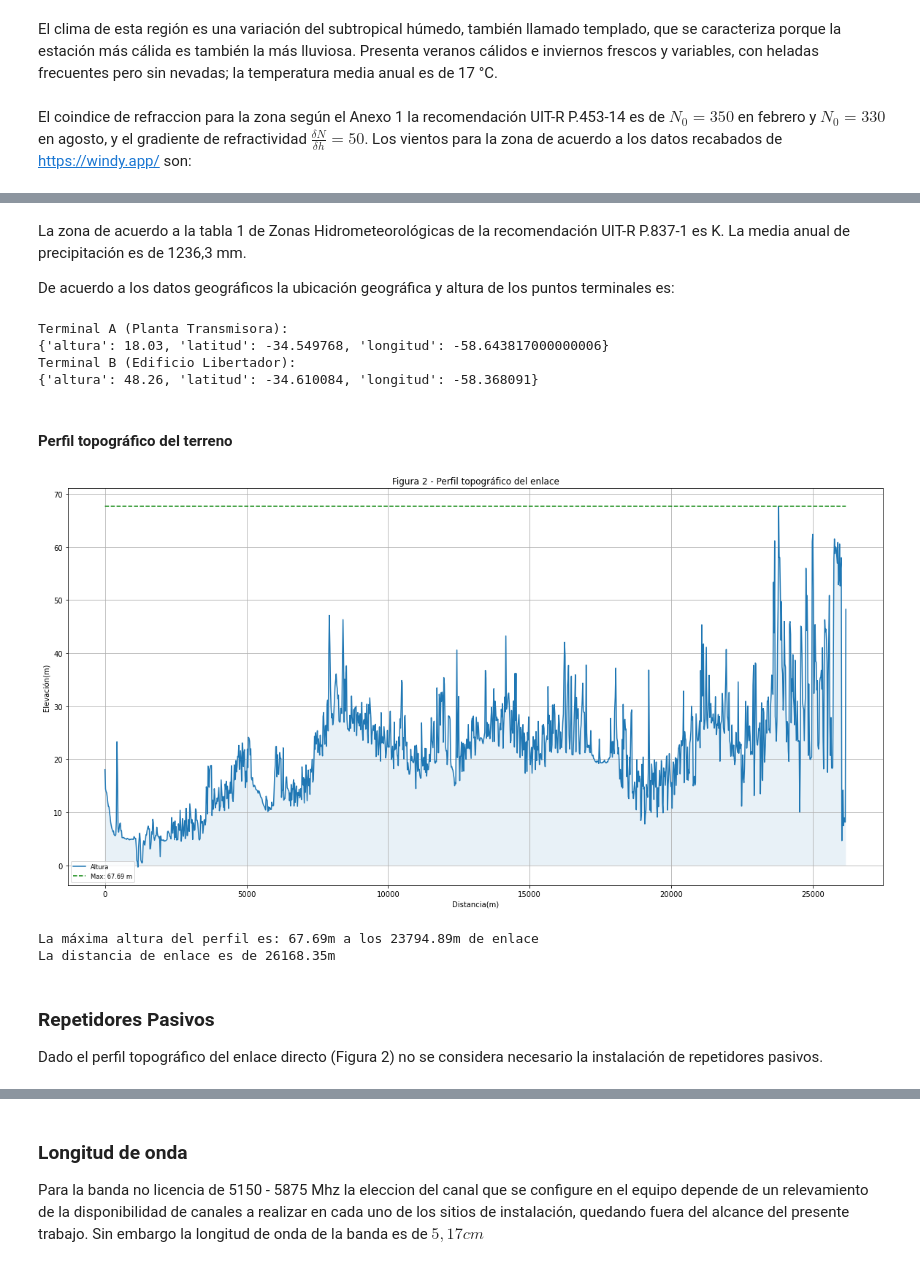
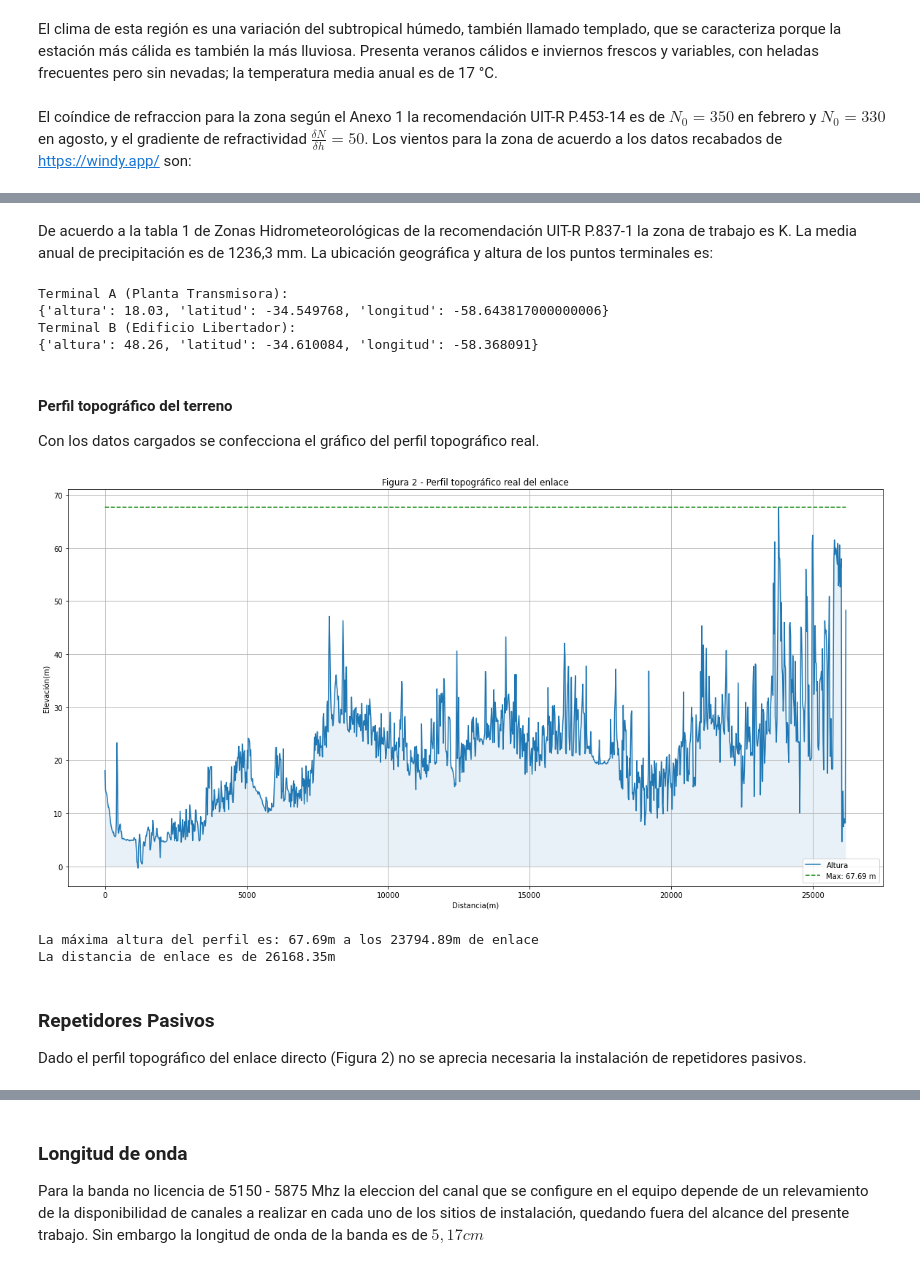
Before and after one commit to carlosmgc2003/calculo_enlace, a Jupyter notebook: tp_calculo_enlace.ipynb, the cells around one changed output, grey strips where cells are left out. Saved outputs shown, nothing was run; the diff lists cells and outputs as text; code cells hidden in the pictures.

```diff
--- a/tp_calculo_enlace.ipynb
+++ b/tp_calculo_enlace.ipynb
@@ -45,14 +46,13 @@ El clima de esta región es una variación del subtropical húmedo, también lla
 estación más cálida es también la más lluviosa. Presenta veranos cálidos e inviernos frescos y variables, con heladas
 frecuentes pero sin nevadas; la temperatura media anual es de 17 °C.
 # %% [markdown]
-El coindice de refraccion para la zona según el Anexo 1 la recomendación UIT-R P.453-14 es de $N_0 = 350$ en
+El coíndice de refraccion para la zona según el Anexo 1 la recomendación UIT-R P.453-14 es de $N_0 = 350$ en
 febrero y $N_0 = 330$ en agosto, y el gradiente de refractividad $\frac{\delta N}{\delta h} = 50$. Los vientos para la
 zona de acuerdo a los datos recabados de https://windy.app/ son:
 # %% [markdown]
 ![alt text](img/vientos_caba.png)
 # %% [markdown]
-La zona de acuerdo a la tabla 1 de Zonas Hidrometeorológicas de la recomendación UIT-R
- P.837-1 es K. La media anual de precipitación es de 1236,3 mm.
-
- De acuerdo a los datos geográficos la ubicación geográfica y altura de los puntos terminales es:
+De acuerdo a la tabla 1 de Zonas Hidrometeorológicas de la recomendación UIT-R P.837-1 la zona de trabajo es K. La media
+ anual de precipitación es de 1236,3 mm.
+La ubicación geográfica y altura de los puntos terminales es:
 # %%
@@ -69,28 +74,30 @@ Terminal B (Edificio Libertador):
 {'altura': 48.26, 'latitud': -34.610084, 'longitud': -58.368091}
 # %% [markdown]
 #### Perfil topográfico del terreno
+Con los datos cargados se confecciona el gráfico del perfil topográfico real.
 # %%
-# Confección del perfil.
+# Obtención de la máxima altura del perfil.
 maxima_altura = datos['Z'].max()
 posicion_maxalt = datos.loc[datos['Z'] == maxima_altura, 'PROGRESIVA'].iloc[0]
 fig = plt.figure(figsize=(20,10))
+# Confección del perfil y marcado de la línea de la máxima altura.
 plt.plot('PROGRESIVA','Z', data=datos, label='Altura')
 vector_max = np.full(len(datos), maxima_altura)
 plt.plot('PROGRESIVA',vector_max,'--g',label='Max: '+str(maxima_altura)+' m', data=datos)
 plt.fill_between(datos['PROGRESIVA'],datos['Z'],alpha=0.1)
 plt.xlabel("Distancia(m)")
 plt.ylabel("Elevación(m)")
-plt.title("Figura 2 - Perfil topográfico del enlace")
+plt.title("Figura 2 - Perfil topográfico real del enlace")
 plt.grid()
-plt.legend(fontsize='small')
+plt.legend()
 plt.show()
 
 print("La máxima altura del perfil es: {}m a los {}m de enlace ".format(maxima_altura, posicion_maxalt))
 print("La distancia de enlace es de {}m".format(datos.iloc[-1]['PROGRESIVA']))
 # %% [output]
-[figure, old version]
+[figure, new version]
 La máxima altura del perfil es: 67.69m a los 23794.89m de enlace
 La distancia de enlace es de 26168.35m
 # %% [markdown]
 ### Repetidores Pasivos
-Dado el perfil topográfico del enlace directo (Figura 2) no se considera necesario la instalación de repetidores pasivos.
+Dado el perfil topográfico del enlace directo (Figura 2) no se aprecia necesaria la instalación de repetidores pasivos.
```
Also changed, not shown: parts of 22 cells of this notebook.
